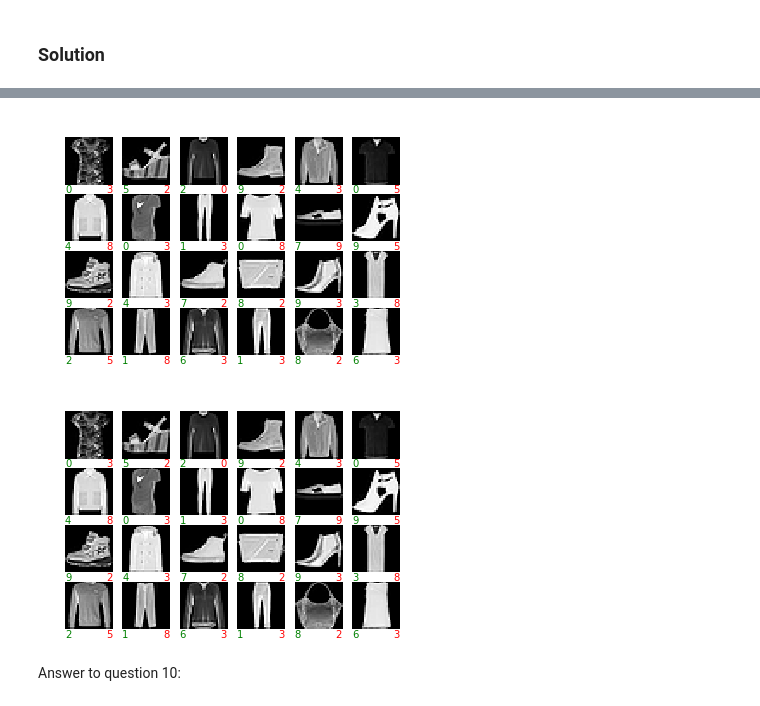
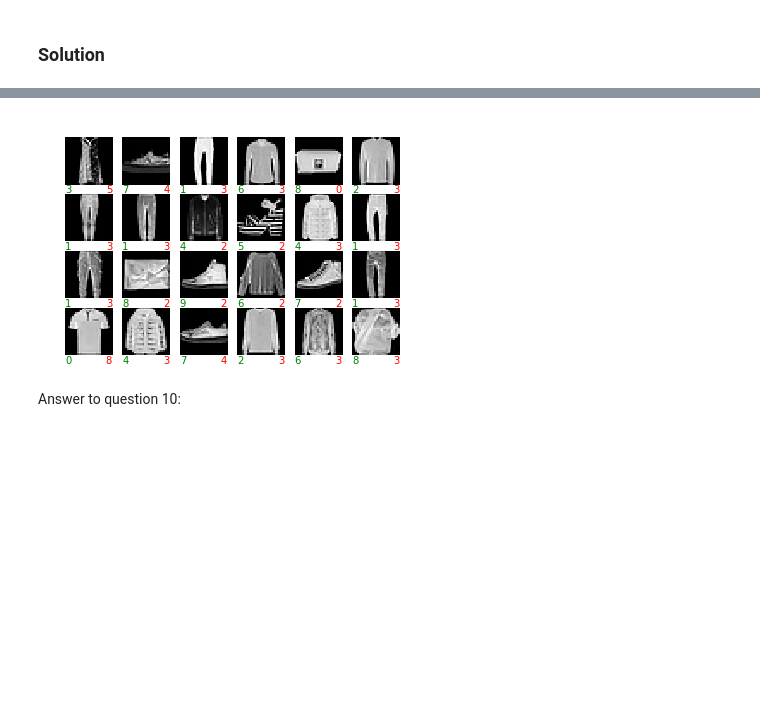
Before and after one commit to HannesRovina/ANN-Miniprojects2019, a Jupyter notebook: miniproject1.ipynb, the cells around one changed output, grey strips where cells are left out. Saved outputs shown, nothing was run; the diff lists cells and outputs as text; code cells hidden in the pictures; blank space fills up the shorter version.

```diff
--- a/miniproject1.ipynb
+++ b/miniproject1.ipynb
@@ -222,7 +220,7 @@ def construct_mlp_for_mnist(num_hidden_layers, input_dim, hidden_layer_sizes = [
   return net
 # %%
 minibatch_size = 128
-max_epochs = 50
+max_epochs = 150
 # %%
 net_no_hidden = construct_mlp_for_mnist(0, x_train.shape[1])
 net_no_hidden.summary()
@@ -307,13 +304,12 @@ plot_history(history_no_hidden_fashion,'No hidden neurons: MNIST Fashion')
 # %%
 yhat_fashion_test = net_no_hidden.predict(x_fashion_test)
 yhat_fashion_test = np.argmax(yhat_fashion_test, axis=1)
 yhat_fashion_test = keras.utils.to_categorical(yhat_fashion_test)
 
 error_indices_fashion = np.nonzero((yhat_fashion_test != y_fashion_test).any(axis=1))
-plot_some_samples(x_fashion_test, y_fashion_test, yhat_fashion_test, np.squeeze(error_indices_fashion))
+figure = plot_some_samples(x_fashion_test, y_fashion_test, yhat_fashion_test, np.squeeze(error_indices_fashion))
 # %% [output]
-[figure, old version]
+[figure, new version]
-[figure, removed]
 # %% [markdown]
 Answer to question 10:
 # %% [markdown]
```
Also changed, not shown: parts of 18 cells of this notebook.
